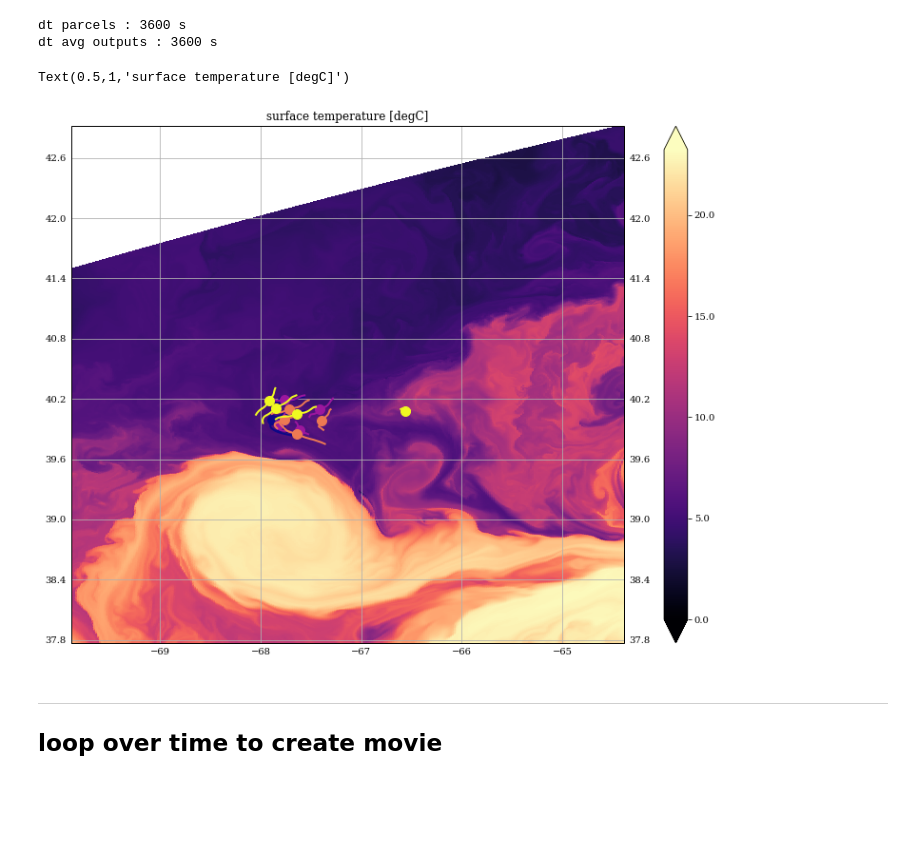
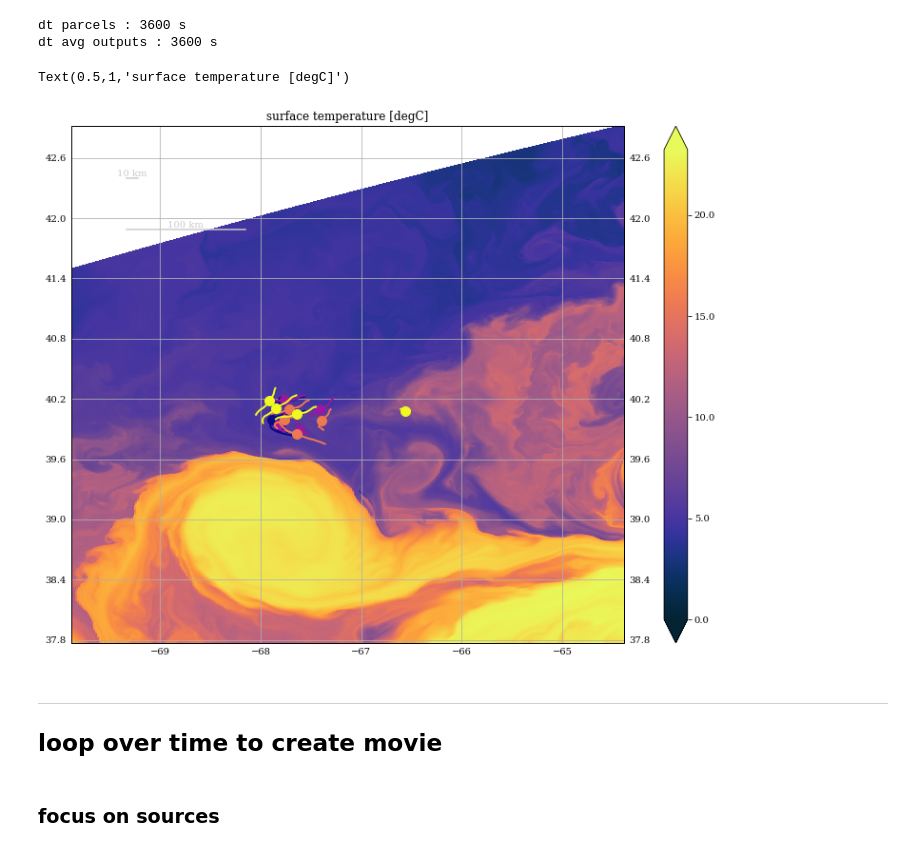
Before and after one commit to ponchama/Cognac_Acoustique, a Jupyter notebook: Flow/l_movie.ipynb, the cells around one changed output. Cells and saved outputs as stored; diff of their text form; code cells hidden in the pictures; blank space fills up the shorter version.

```diff
--- a/Flow/l_movie.ipynb
+++ b/Flow/l_movie.ipynb
@@ -23,7 +27,7 @@ grd = grid()
 # output files
 ofiles = sorted(glob(grd._datadir+'*avg*.nc'))
 
-ds = xr.open_mfdataset(ofiles, concat_dim='time', compat='equals')
+ds = xr.open_mfdataset(ofiles, concat_dim='time', chunks={'time': 1, 's_rho': 1, 's_w': 1}, compat='equals') #.chunk(chunks={'time': 1})
 print(ds)
 # %% [output]
 1 grid file found, uses: /home/datawork-lops-osi/jgula/NESED/nesea_grd.nc
@@ -108,6 +112,8 @@ cols = dict(zip(nq.keys(),[cols[i,:] for i in range(cols.shape[0])]))
 ## Initial position
 # %%
 crs = ccrs.PlateCarree()
+#cmap = plt.get_cmap('magma')
+cmap = cmocean.cm.thermal
 
 fig=plt.figure(figsize=(15,10))
 #
@@ -119,10 +125,7 @@ gl.xlabels_top = False
 ax.coastlines(resolution='50m')
 #
 iz = -1
-ilon = int(grd.Lp/2)  # used for vertical slices
 toplt = ds['temp'].isel(time=0, s_rho=iz).values
-# should probably mask T
-cmap = plt.get_cmap('magma')
 im = ax.pcolormesh(grd['lon_rho'],grd['lat_rho'], toplt,
                    vmin=toplt.min(),vmax=toplt.max(),
                    cmap=cmap, transform=crs)
@@ -134,9 +137,9 @@ for d in [2, 5, 10, 20]:
     ax.plot(l.plon.isel(time=0),l.plat.isel(time=0),'o', color=cols[d], markersize=10, transform=crs)
     ax.plot(l.plon,l.plat, color=cols[d], lw=2, transform=crs)
 
-#l = lds[0].isel(nq=nq[10]).isel(time=slice(0,24*10))
-#ax.plot(l.plon.isel(time=0),l.plat.isel(time=0),'o', color='0.5', transform=crs)
-#ax.plot(l.plon,l.plat, color='0.5', transform=crs)
+# plot scale
+plot_scale(ax, 10.e3, y_offset=0., color='.8')
+plot_scale(ax, 100.e3, y_offset=0.1, color='.8')
 
 ax.set_title('surface temperature [degC]')
 
@@ -159,44 +162,44 @@ dt avg outputs : 3600 s
 it = 100
 t = lds[0].isel(time=it).ocean_time
 # ds.time/86400. = (lds.ocean_time+dt)/86400.
 
 fig=plt.figure(figsize=(15,10))
 #
 ax=plt.axes(projection=crs)
 #ax.set_extent(grd.hextent, crs)
 ax.set_extent(get_hextent(lds[0].isel(time=0), dlon=2., dlat=2.), crs)
 gl=ax.gridlines(crs=crs,draw_labels=True)
 gl.xlabels_top = False
-ax.coastlines(resolution='50m')
+#ax.coastlines(resolution='50m')
 #
 iz = -1
-ilon = int(grd.Lp/2)  # used for vertical slices
-toplt = ds['temp'].isel(s_rho=iz).sel(time=t+dt).values
-# should probably mask T
-cmap = plt.get_cmap('magma')
+
+toplt = ds['temp'].sel(time=t+dt).isel(s_rho=iz).values
+#toplt = ds['temp'].isel(time=0, s_rho=iz).values
 im = ax.pcolormesh(grd['lon_rho'],grd['lat_rho'], toplt,
                    vmin=toplt.min(),vmax=toplt.max(),
                    cmap=cmap, transform=crs)
 cbar = plt.colorbar(im, format='%.1f', extend='both')
-
 
 for d in [2, 5, 10, 20]:
     l = lds[0].isel(nq=nq[d])
     ax.plot(l.plon.isel(time=it),l.plat.isel(time=it),'o', color=cols[d], markersize=10, transform=crs)
     ax.plot(l.plon.isel(time=slice(it-24,it+24)),l.plat.isel(time=slice(it-24,it+24)), \
             color=cols[d], lw=2, transform=crs)
 
-#l = lds[0].isel(nq=nq[10]).isel(time=slice(0,24*10))
-#ax.plot(l.plon.isel(time=0),l.plat.isel(time=0),'o', color='0.5', transform=crs)
-#ax.plot(l.plon,l.plat, color='0.5', transform=crs)
+# plot scale
+plot_scale(ax, 10.e3, y_offset=0., color='.8')
+plot_scale(ax, 100.e3, y_offset=0.1, color='.8')
 
 ax.set_title('surface temperature [degC]')
 
 #plt.savefig('figs/T_hmap.png',dpi=300)
 # %% [output]
 Text(0.5,1,'surface temperature [degC]')
-[figure, old version]
+[figure, new version]
 # %% [markdown]
 ---
 
 ## loop over time to create movie
+# %% [markdown]
+### focus on sources
```
Also changed, not shown: parts of 7 cells of this notebook.
